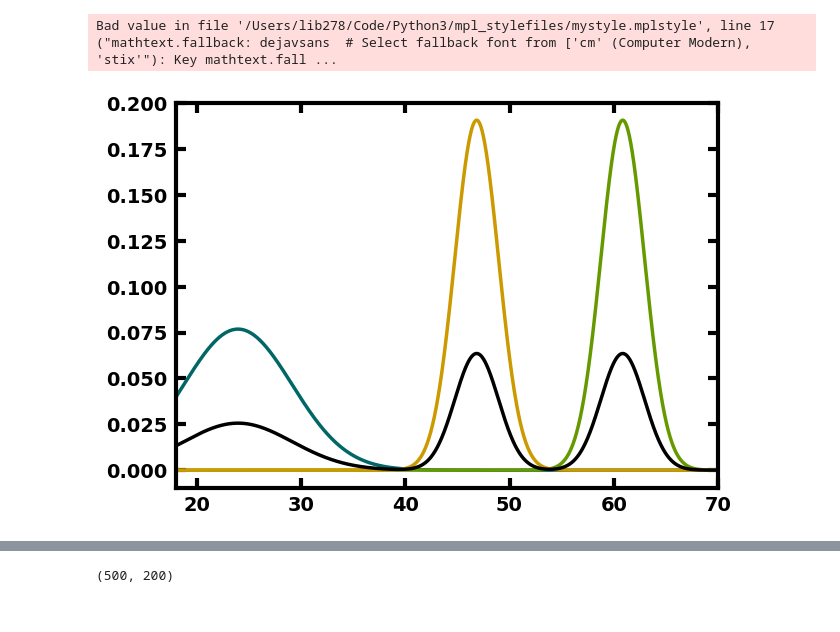
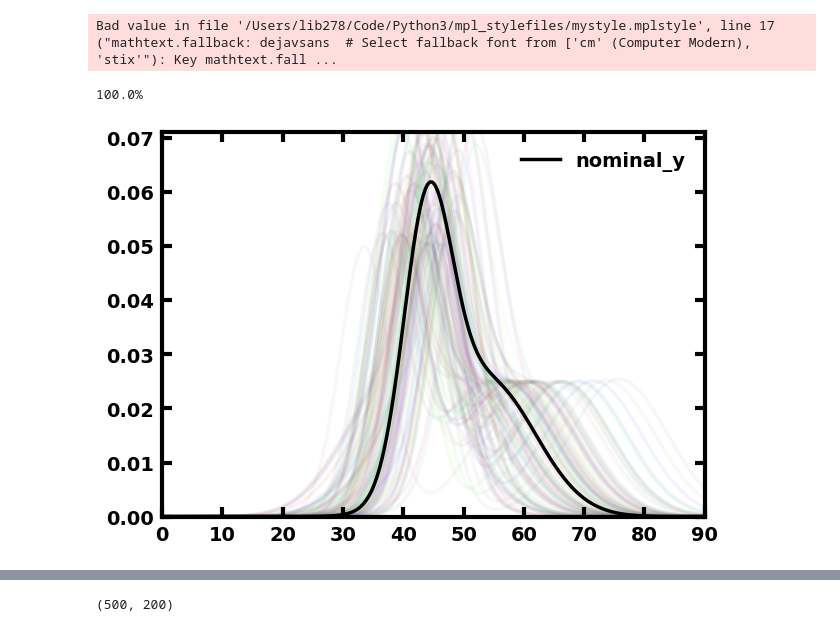
Before and after one commit to lbiddle/Obliquity_Synthesis, a Jupyter notebook: test_kde.ipynb, the cells around one changed output, grey strips where cells are left out. Drawn from its saved outputs; the diff is of its cells as text; code cells hidden in the pictures.

```diff
--- a/test_kde.ipynb
+++ b/test_kde.ipynb
@@ -122,84 +123,72 @@ x = np.arange(0, 90 + dx, dx)
 nominal_y = np.zeros_like(x)
 
 # Generate lists of means and standard deviations
-n_gaussians = 3
+n_gaussians = 2
 means = np.random.uniform(0, 64, n_gaussians)
 stddevs = np.random.uniform(1, 8, n_gaussians)
+means = [44, 54]
+stddevs = [4, 8]
 
 for gauss_i in range(n_gaussians):
     gauss_i = norm.pdf(x, means[gauss_i], stddevs[gauss_i])
-    plt.plot(x, gauss_i)
+    # plt.plot(x, gauss_i, alpha=0.5, zorder=-2)
     nominal_y = nominal_y + gauss_i
 
 nominal_y = nominal_y / (sum(nominal_y) * dx)
-plt.plot(x, nominal_y, color='#000000')
-plt.xlim(18, 70)
-plt.show()
+# plt.plot(x, nominal_y, color='#000000', zorder=-1)
+# plt.xlim(0, 90)
+# plt.show()
 
-n_draws = 5
-n_iters = 20  # 250
+n_draws = 1
+n_iters = 100  # 250
 mean_draws = []
 temp_ylist = []
 
 temp_y = np.zeros_like(x)
-temp_y2 = np.zeros_like(x)
 
 do_altered = 'False'
 
 for iter_i in range(n_iters):
-    print(iter_i+1)
+    print(str(np.round((iter_i+1)/n_iters * 100,2)) + r'%', end="\r")
+
+    temp_y = np.zeros_like(x)
+
     for gauss_i in range(n_gaussians):
         nominal_gauss_i = norm.pdf(x, means[gauss_i], stddevs[gauss_i])
 
-        for temp_i in range(n_draws):
-            mean_draw_i = np.random.normal(means[gauss_i], stddevs[gauss_i], 1)[0]
-            flag = 1
-            if mean_draw_i < 0 or mean_draw_i > 90:
-                flag = 0
-            while flag == 0:
-                mean_draws_i = np.random.normal(means[gauss_i], stddevs[gauss_i], 1)[0]
-                if mean_draw_i >= 0 or mean_draw_i <= 90:
-                    flag = 1
+        mean_draw_i = np.random.normal(means[gauss_i], stddevs[gauss_i], 1)[0]
+        flag = 1
+        if mean_draw_i < 0 or mean_draw_i > 90:
+            flag = 0
+        while flag == 0:
+            mean_draws_i = np.random.normal(means[gauss_i], stddevs[gauss_i], 1)[0]
+            if mean_draw_i >= 0 or mean_draw_i <= 90:
+                flag = 1
 
-            diff_i_mean = abs(means[gauss_i] - mean_draw_i)
-            x_diff = (x >= means[gauss_i] - diff_i_mean) & (x <= means[gauss_i] + diff_i_mean)
-            diff_i_area = np.trapz(nominal_gauss_i[x_diff], x[x_diff])
+        temp_gauss_i = norm.pdf(x, mean_draw_i, stddevs[gauss_i])
 
-            stddev_i_mult_factor = 1 / (1 - diff_i_area)
-
-            # print(diff_i_mean, stddevs[gauss_i], stddev_i_mult_factor)
-
-            stddev_draw_i = stddevs[gauss_i] * stddev_i_mult_factor
-            stddev_draw_i2 = stddevs[gauss_i]
-
-            temp_gauss_i = norm.pdf(x, mean_draw_i, stddev_draw_i)
-            temp_gauss_i2 = norm.pdf(x, mean_draw_i, stddev_draw_i2)
-
-            plt.plot(x, temp_gauss_i, color='lightcoral', alpha=0.10, zorder=-3)
-            plt.plot(x, temp_gauss_i2, color='lightblue', alpha=0.10, zorder=-3)
-
-            temp_y = temp_y + temp_gauss_i
-            temp_y2 = temp_y2 + temp_gauss_i2
+        temp_y = temp_y + temp_gauss_i
 
     temp_y = temp_y / (sum(temp_y) * dx)
-    temp_y2 = temp_y2 / (sum(temp_y2) * dx)
 
-    if do_altered == 'True':
-        temp_ylist.append(temp_y)
-    else:
-        temp_ylist.append(temp_y2)
+    std_color = "#" + secrets.token_hex(3)
+    plt.plot(x, temp_y, color=std_color, alpha=0.06, zorder=-3)
 
-    # plt.plot(x, temp_y, color='red', label='altered', zorder=-1)
-    # plt.plot(x, temp_y2, color='blue', label='unaltered', zorder=-1)
+    temp_ylist.append(temp_y)
+
+    # plt.plot(x, temp_y, color='blue', label='unaltered', zorder=-1)
 
     temp_ytp = np.transpose(temp_ylist)
 
 temp_ylist_mean = np.mean(temp_ylist, axis=0)
-temp_ylist_mean = temp_ylist_mean / (sum(temp_ylist_mean) * dx)
+# temp_ylist_mean = temp_ylist_mean / (sum(temp_ylist_mean) * dx)
 
 plt.plot(x, nominal_y, color='#000000', zorder=-2, label='nominal_y')
-plt.plot(x, temp_ylist_mean, color='darkviolet', zorder=-2, label='temp_ylist_mean')
+# plt.plot(x, temp_ylist_mean, color='darkviolet', zorder=-2, label='temp_ylist_mean')
 plt.legend(loc='best')
+plt.xlim(0, 90)
+plt.ylim(0, 1.15*max(nominal_y))
 plt.show()
 # %% [output]
+100.0%
-[figure, old version]
+[figure, new version]
```
Also changed, not shown: parts of 5 cells of this notebook, 1 other file.
